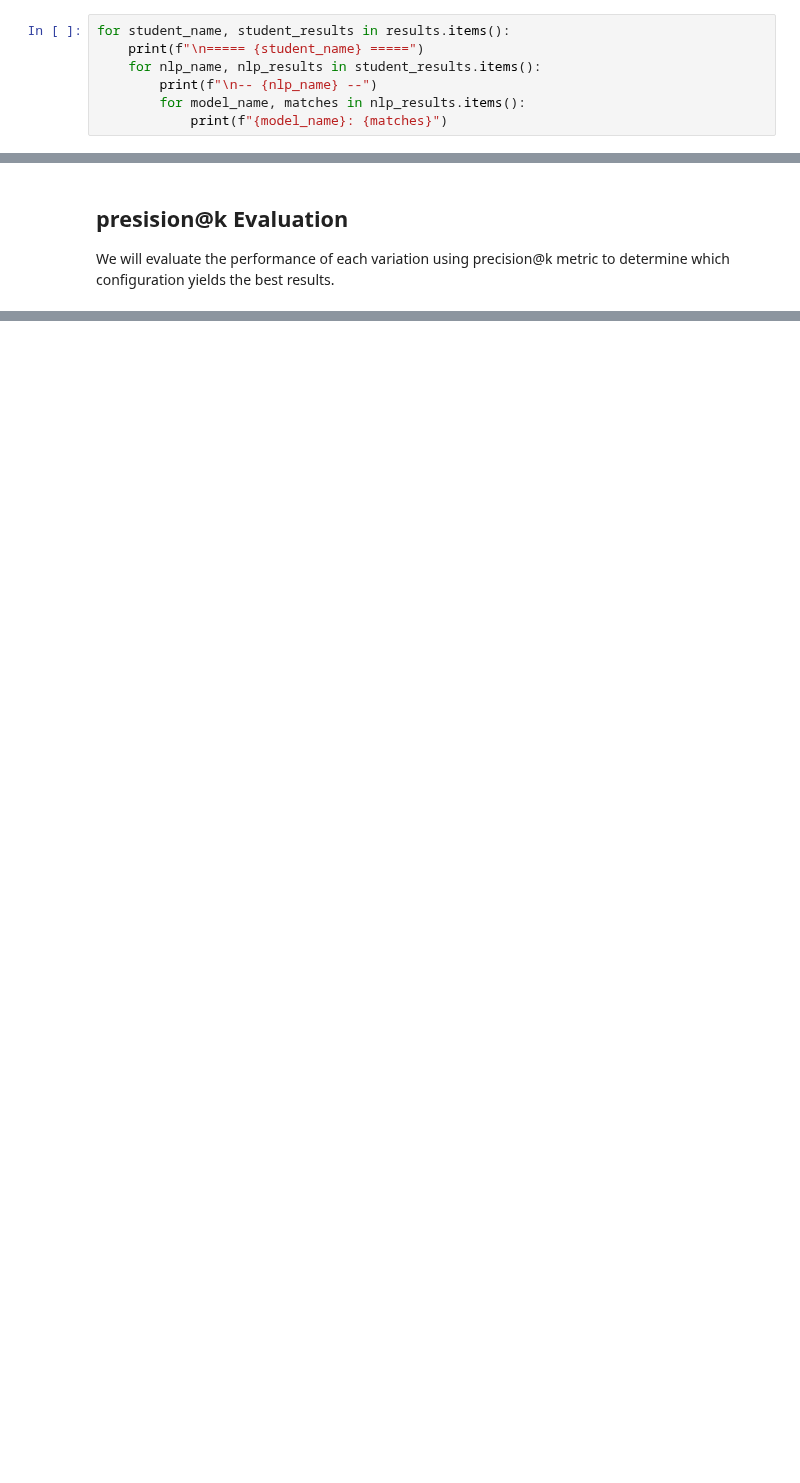
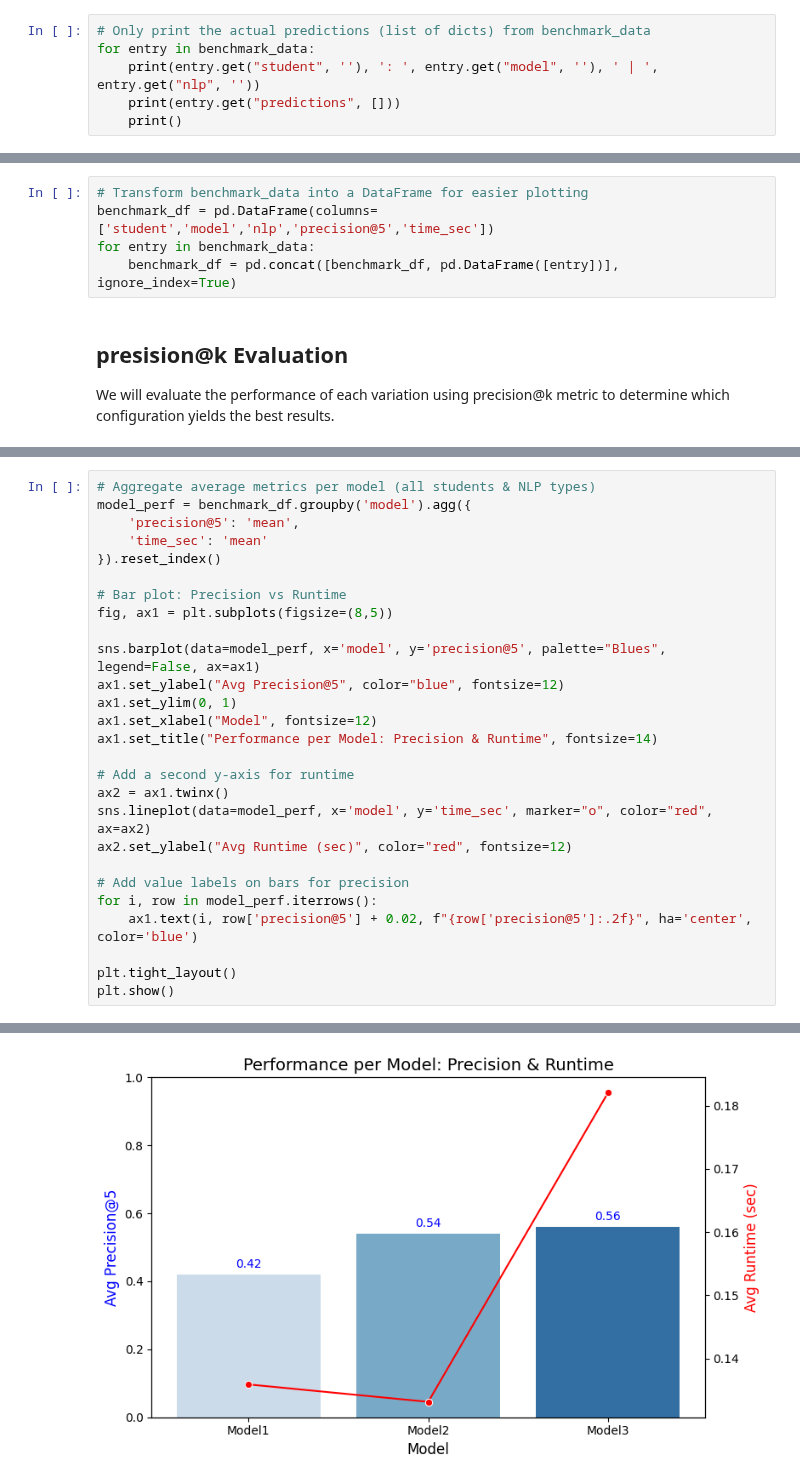
Before and after one commit to DanielvG-IT/Avans, a Jupyter notebook: Notebooks/8_optimization_se.ipynb, the cells around one changed output, grey strips where cells are left out. Saved outputs shown, nothing was run; the diff lists cells and outputs as text; blank space fills up the shorter version.

```diff
--- a/Notebooks/8_optimization_se.ipynb
+++ b/Notebooks/8_optimization_se.ipynb
@@ -190,9 +220,8 @@ for s_idx, student in enumerate(students, start=1):
             })
 # %%
-for student_name, student_results in results.items():
-    print(f"\n===== {student_name} =====")
-    for nlp_name, nlp_results in student_results.items():
-        print(f"\n-- {nlp_name} --")
-        for model_name, matches in nlp_results.items():
-            print(f"{model_name}: {matches}")
+# Only print the actual predictions (list of dicts) from benchmark_data
+for entry in benchmark_data:
+    print(entry.get("student", ''), ': ', entry.get("model", ''), ' | ', entry.get("nlp", ''))
+    print(entry.get("predictions", []))
+    print()
 # %% [output]
@@ -216,3 +245,8 @@ Model3: [(0, 0.5911657214164734), (195, 0.4098295271396637), (103, 0.40651953220
+# %%
+# Transform benchmark_data into a DataFrame for easier plotting
+benchmark_df = pd.DataFrame(columns=['student','model','nlp','precision@5','time_sec'])
+for entry in benchmark_data:
+    benchmark_df = pd.concat([benchmark_df, pd.DataFrame([entry])], ignore_index=True)
 # %% [markdown]
 ## presision@k Evaluation
 We will evaluate the performance of each variation using precision@k metric to determine which configuration yields the best results.
@@ -345,0 +296,28 @@ plt.show()
+# %%
+# Aggregate average metrics per model (all students & NLP types)
+model_perf = benchmark_df.groupby('model').agg({
+    'precision@5': 'mean',
+    'time_sec': 'mean'
+}).reset_index()
+
+# Bar plot: Precision vs Runtime
+fig, ax1 = plt.subplots(figsize=(8,5))
+
+sns.barplot(data=model_perf, x='model', y='precision@5', palette="Blues", legend=False, ax=ax1)
+ax1.set_ylabel("Avg Precision@5", color="blue", fontsize=12)
+ax1.set_ylim(0, 1)
+ax1.set_xlabel("Model", fontsize=12)
+ax1.set_title("Performance per Model: Precision & Runtime", fontsize=14)
+
+# Add a second y-axis for runtime
+ax2 = ax1.twinx()
+sns.lineplot(data=model_perf, x='model', y='time_sec', marker="o", color="red", ax=ax2)
+ax2.set_ylabel("Avg Runtime (sec)", color="red", fontsize=12)
+
+# Add value labels on bars for precision
+for i, row in model_perf.iterrows():
+    ax1.text(i, row['precision@5'] + 0.02, f"{row['precision@5']:.2f}", ha='center', color='blue')
+
+plt.tight_layout()
+plt.show()
+# %% [output]
@@ -345,0 +327 @@ plt.show()
+[figure, added]
```
Also changed, not shown: parts of 13 cells of this notebook.
